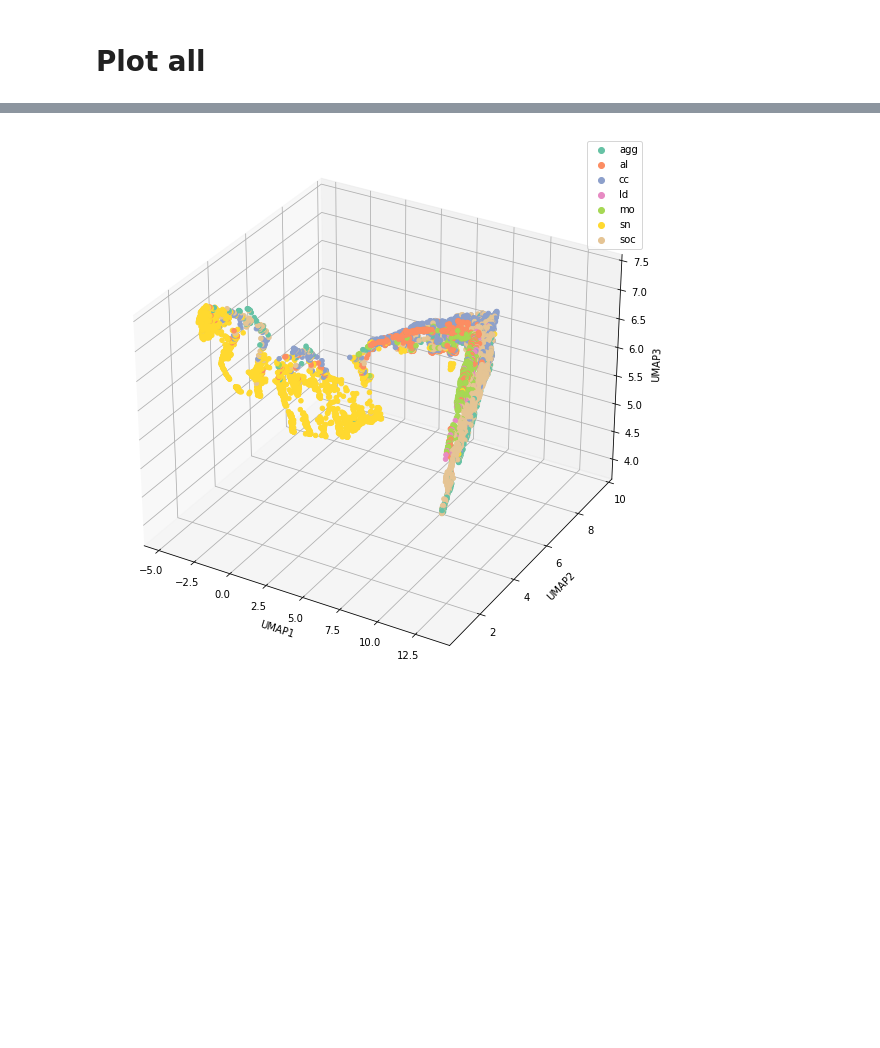
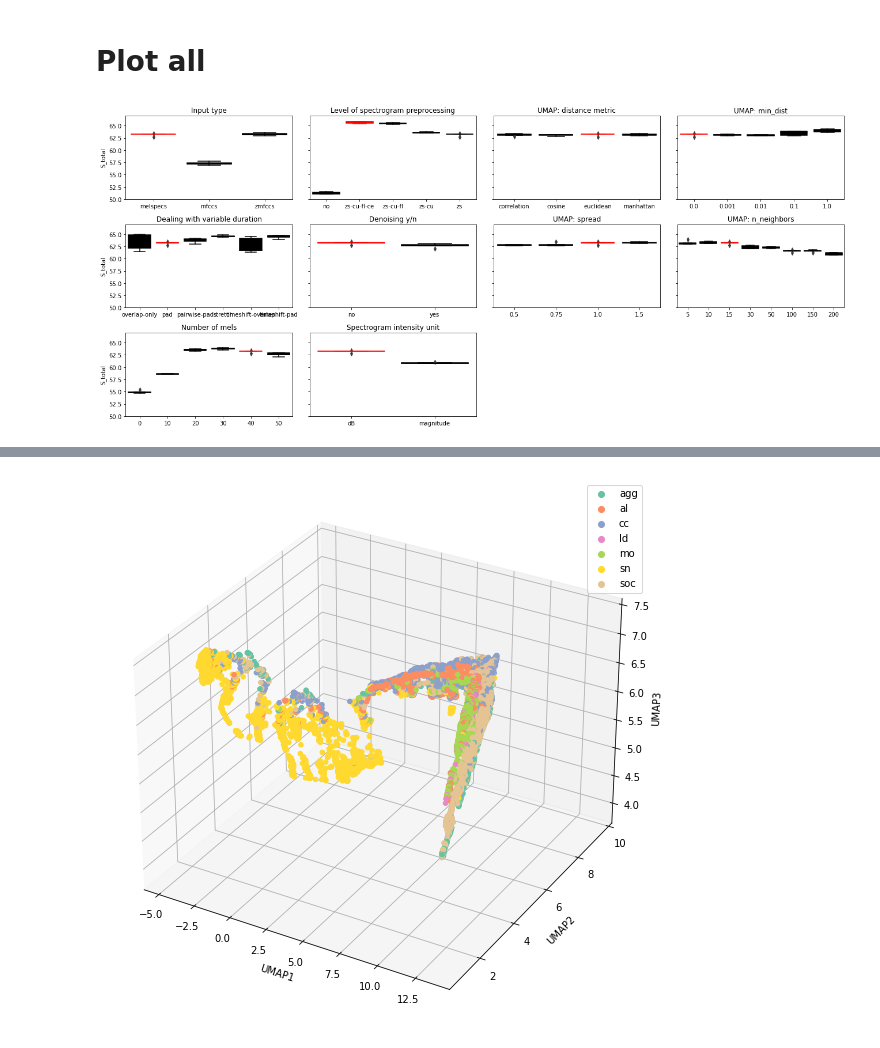
Before and after one commit to marathomas/meerkat_umap, a Jupyter notebook: notebooks/04_Evaluate_UMAP_parameter_search.ipynb, the cells around one changed output, grey strips where cells are left out. Drawn from its saved outputs; the diff is of its cells as text; code cells hidden in the pictures; blank space fills up the shorter version.

```diff
--- a/notebooks/04_Evaluate_UMAP_parameter_search.ipynb
+++ b/notebooks/04_Evaluate_UMAP_parameter_search.ipynb
@@ -198,5 +195 @@ for out_v in ["SIL", "S", "knncc"]:
         plt.close()
-# %%
-calltypes = sorted(list(set(spec_df.call_lable)))
-outvars = ['SIL_'+x for x in calltypes]
-outvars
@@ -223,3 +196 @@ std_df = df.groupby([param]).std()
-# %%
-pal = sns.color_palette("Set2", n_colors=len(outvars))
 # %%
@@ -255,2 +264,15 @@ for out_v in ["SIL", "S", "knncc"]:
 # %%
 #df = df.groupby([param]).mean()
+# %%
+n_rows = 4
+n_cols = 3
+
+cs = list(range(0,n_cols)) * n_rows
+rs_list = [[x]*n_cols for x in list(range(0,n_rows))]
+rs = list()
+for x in rs_list:
+    for y in x:
+        rs.append(y)
+
+print(rs)
+print(cs)
@@ -257,2 +282,80 @@ for out_v in ["SIL", "S", "knncc"]:
 # %% [markdown]
 # Plot all
+# %%
+# BOXPLOTS
+plot_params = ['input_type',
+               'preprocess_type',
+               'metric_type',
+               'min_dist',
+               'duration_method',
+               'denoised',
+               'spread',
+               'n_neighbors',
+               'n_mels',
+               'f_unit']
+
+title_dict = dict(zip(plot_params, ['Input type',
+                                    'Level of spectrogram preprocessing',
+                                    'UMAP: distance metric',
+                                    'UMAP: min_dist',
+                                    'Dealing with variable duration',
+                                    'Denoising y/n',
+                                    'UMAP: spread',
+                                    'UMAP: n_neighbors',
+                                    'Number of mels',
+                                    'Spectrogram intensity unit'
+                                   ]))
+n_rows = 3
+n_cols = 4
+
+cs = list(range(0,n_cols)) * n_rows
+rs_list = [[x]*n_cols for x in list(range(0,n_rows))]
+rs = list()
+for x in rs_list:
+    for y in x:
+        rs.append(y)
+
+
+
+#fig.suptitle('Effect of different run parameters')
+#for outvar in ['S_total']:
+for outvar in ['S_total', 'SIL_total']:
+    fig, axes = plt.subplots(n_rows, n_cols, figsize=(18, 8), sharey=True)
+    for i,param in enumerate(plot_params):
+        other_params = set(params).difference([param, 'n_repeat'])
+
+        df = eval_table
+        for p in other_params:
+            df = df.loc[df[p]==p_default[p],:]
+
+        levels = sorted(list(set(df[param])))
+        #color_dict = {level: "red" if level == p_default[param] else "white" for level in levels}
+
+        ax = sns.boxplot(ax=axes[rs[i], cs[i]], data=df, x=param, y=outvar)#, palette = color_dict)
+
+        for b,box in enumerate(ax.artists):
+            if b==levels.index(p_default[param]):
+                col = "red"
+            else:
+                col="black"
+            box.set_edgecolor(col)
+            box.set_facecolor(col)
+
+        # iterate over whiskers and median lines
+            for j in range(6*b,6*(b+1)):
+                ax.lines[j].set_color(col)
+
+
+        ax.set_ylim(y_lower_dict[outvar], y_upper_dict[outvar])
+        ax.set_title(title_dict[param])
+        ax.set_xlabel('')
+        ax.set_ylabel('')
+
+    plt.tight_layout()
+    plt.setp(axes[:, 0], ylabel=outvar)
+    fig.delaxes(ax= axes[2,2])
+    fig.delaxes(ax= axes[2,3])
+    plt.savefig(os.path.join(os.path.sep, FIGURES,'box_'+outvar+'_all.jpg'))
+    #plt.close()
+# %% [output]
+[figure, added]
```
Also changed, not shown: parts of 29 cells of this notebook, 8 other files.
